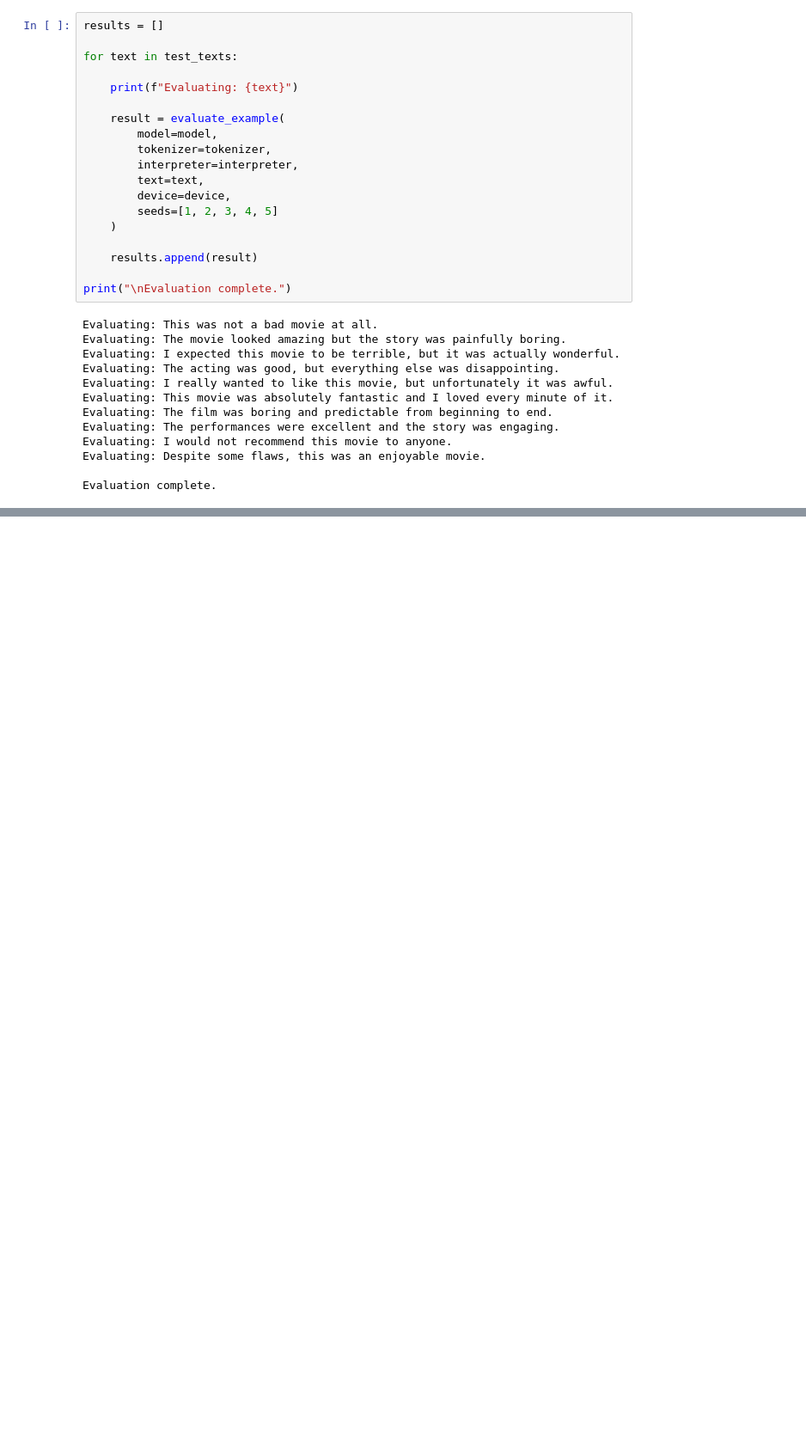
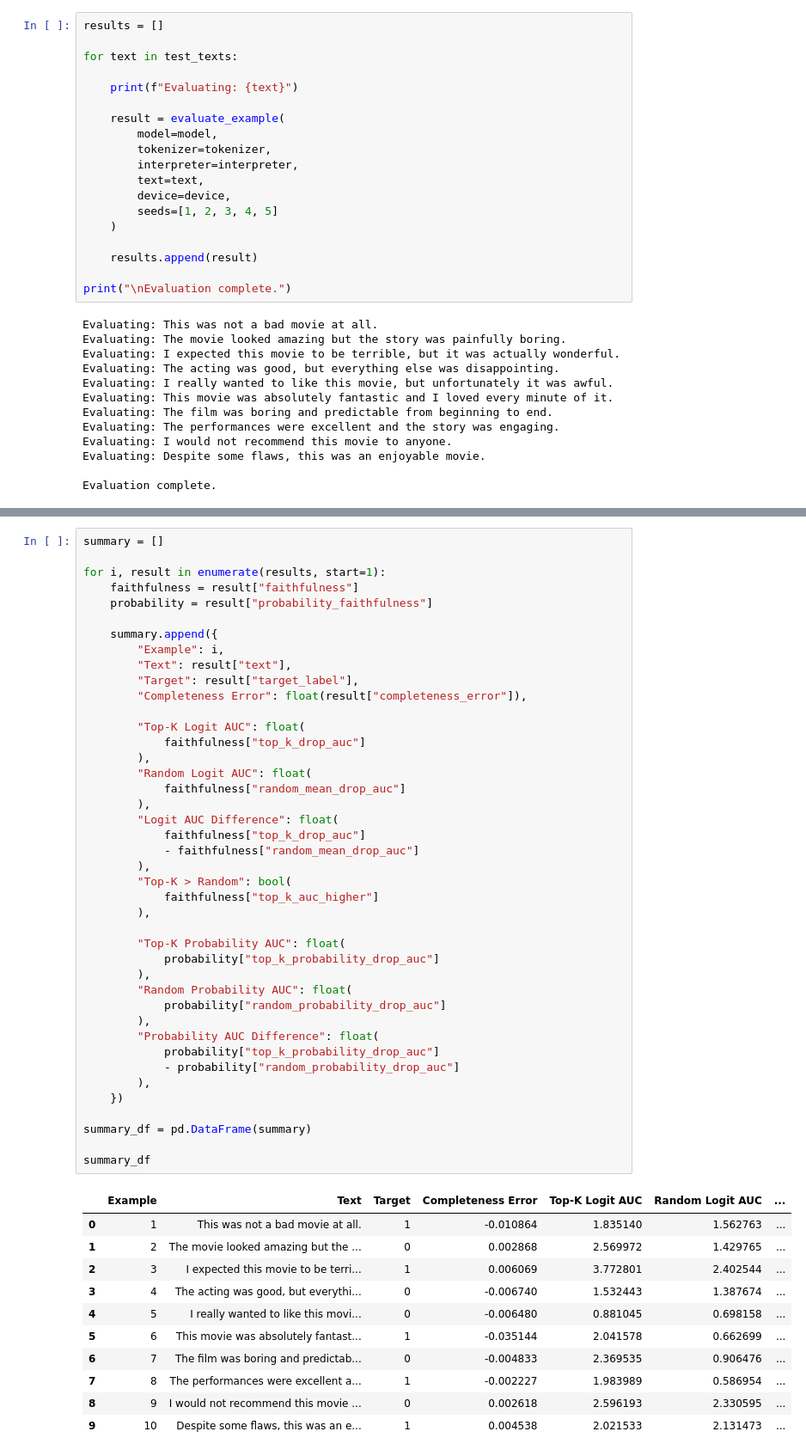
Before and after one commit to jordan-dsouza/xray-transformers, a Jupyter notebook: notebooks/exploration.ipynb, the cells around one changed output, grey strips where cells are left out. Shown at 86% size. Drawn from its saved outputs; the diff is of its cells as text; blank space fills up the shorter version.

Commit message:
Added summary for exploration.ipynb

```diff
--- a/notebooks/exploration.ipynb
+++ b/notebooks/exploration.ipynb
@@ -1045,0 +1068,54 @@ Evaluation complete.
+# %%
+summary = []
+
+for i, result in enumerate(results, start=1):
+    faithfulness = result["faithfulness"]
+    probability = result["probability_faithfulness"]
+
+    summary.append({
+        "Example": i,
+        "Text": result["text"],
+        "Target": result["target_label"],
+        "Completeness Error": float(result["completeness_error"]),
+
+        "Top-K Logit AUC": float(
+            faithfulness["top_k_drop_auc"]
+        ),
+        "Random Logit AUC": float(
+            faithfulness["random_mean_drop_auc"]
+        ),
+        "Logit AUC Difference": float(
+            faithfulness["top_k_drop_auc"]
+            - faithfulness["random_mean_drop_auc"]
+        ),
+        "Top-K > Random": bool(
+            faithfulness["top_k_auc_higher"]
+        ),
+
+        "Top-K Probability AUC": float(
+            probability["top_k_probability_drop_auc"]
+        ),
+        "Random Probability AUC": float(
+            probability["random_probability_drop_auc"]
+        ),
+        "Probability AUC Difference": float(
+            probability["top_k_probability_drop_auc"]
+            - probability["random_probability_drop_auc"]
+        ),
+    })
+
+summary_df = pd.DataFrame(summary)
+
+summary_df
+# %% [output]
+|  | Example | Text | Target | Completeness Error | Top-K Logit AUC | Random Logit AUC | ... |
+| 0 | 1 | This was not a bad movie at all. | 1 | -0.010864 | 1.835140 | 1.562763 | ... |
+| 1 | 2 | The movie looked amazing but the ... | 0 | 0.002868 | 2.569972 | 1.429765 | ... |
+| 2 | 3 | I expected this movie to be terri... | 1 | 0.006069 | 3.772801 | 2.402544 | ... |
+| 3 | 4 | The acting was good, but everythi... | 0 | -0.006740 | 1.532443 | 1.387674 | ... |
+| 4 | 5 | I really wanted to like this movi... | 0 | -0.006480 | 0.881045 | 0.698158 | ... |
+| 5 | 6 | This movie was absolutely fantast... | 1 | -0.035144 | 2.041578 | 0.662699 | ... |
+| 6 | 7 | The film was boring and predictab... | 0 | -0.004833 | 2.369535 | 0.906476 | ... |
+| 7 | 8 | The performances were excellent a... | 1 | -0.002227 | 1.983989 | 0.586954 | ... |
+| 8 | 9 | I would not recommend this movie ... | 0 | 0.002618 | 2.596193 | 2.330595 | ... |
+| 9 | 10 | Despite some flaws, this was an e... | 1 | 0.004538 | 2.021533 | 2.131473 | ... |
```
Also changed, not shown: parts of 2 cells of this notebook.
